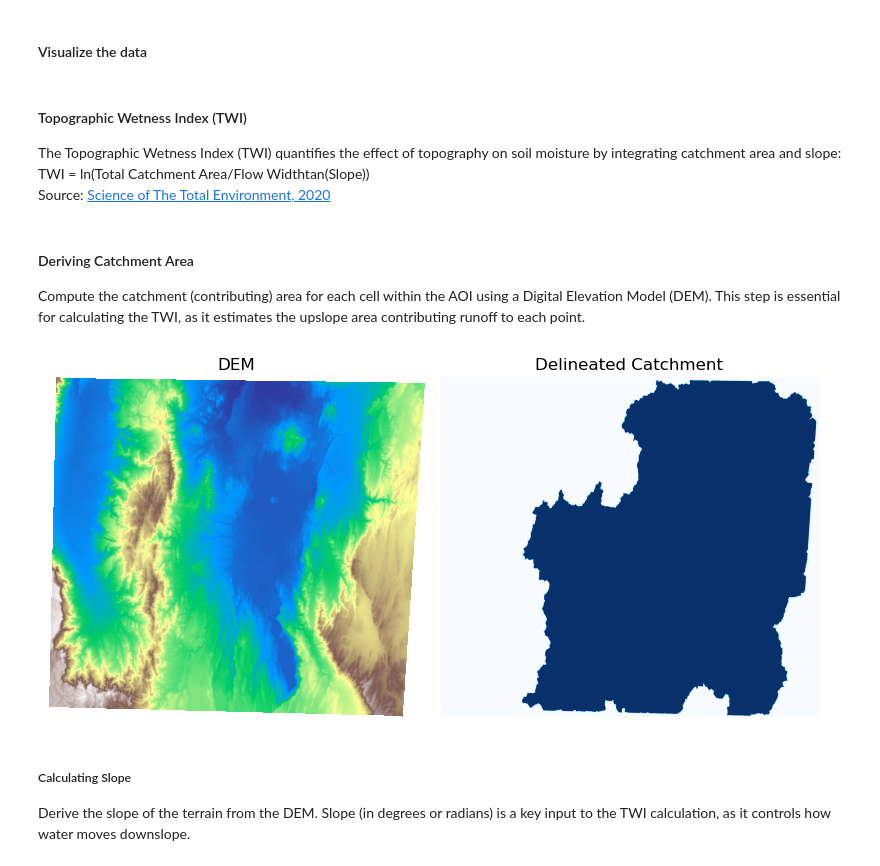
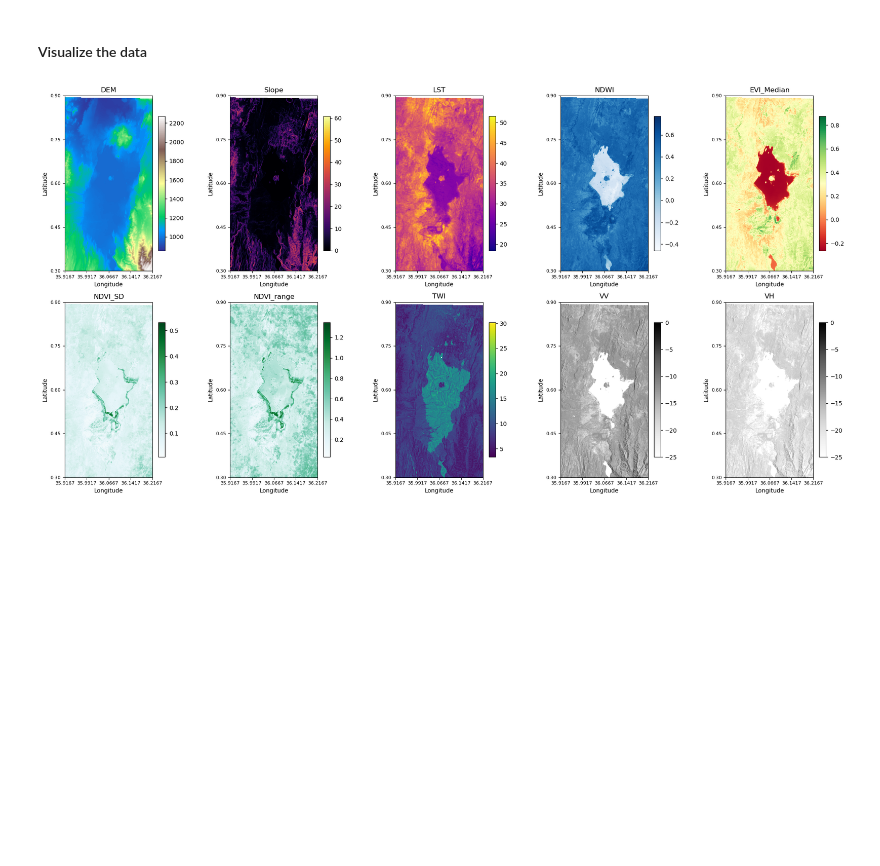
Before and after one commit to Ethel-Ogallo/wetland_delineation, a Jupyter notebook: Wetland_delienation/data_acquisition_202507.ipynb, the cells around one changed output. Saved outputs shown, nothing was run; the diff lists cells and outputs as text; code cells hidden in the pictures; blank space fills up the shorter version.

```diff
--- a/Wetland_delienation/data_acquisition_202507.ipynb
+++ b/Wetland_delienation/data_acquisition_202507.ipynb
@@ -340,15 +583,16 @@ reproject_to_match(
 year = 2020
 
 file_map = {
-    "LST": os.path.join(base_dir, "LST", f"LST_mean_{year}.tif"),
-    "NDWI": os.path.join(base_dir, "NDWI_1", f"NDWI_Max_{year}.tif"),
-    "NDVI_SD": os.path.join(base_dir, "NDVI", f"NDVI_SD_{year}.tif"),
-    "NDVI_range": os.path.join(base_dir, "NDVI", f"NDVI_Range_{year}.tif"),
-    "EVI_Median": os.path.join(base_dir, "EVI", f"EVI_Median_{year}.tif"),
-    "VV": os.path.join(base_dir, "S1_VV", f"S1_VV_Min_{year}.tif"),
-    "VH": os.path.join(base_dir, "S1_VH", f"S1_VH_Min_{year}.tif"),
-    "DEM": os.path.join(base_dir, "DEM", f"DEM.tif"),
-    "Slope": os.path.join(base_dir, "DEM", f"Slope_aligned.tif"),
+    "LST": os.path.join(base_dir, "input/LST", f"LST_mean_{year}.tif"),
+    "NDWI": os.path.join(base_dir, "input/NDWI_1", f"NDWI_Max_{year}.tif"),
+    "NDVI_SD": os.path.join(base_dir, "input/NDVI", f"NDVI_SD_{year}.tif"),
+    "NDVI_range": os.path.join(base_dir, "input/NDVI", f"NDVI_Range_{year}.tif"),
+    "EVI_Median": os.path.join(base_dir, "input/EVI", f"EVI_Median_{year}.tif"),
+    "VV": os.path.join(base_dir, "input/S1_VV", f"S1_VV_Min_{year}.tif"),
+    "VH": os.path.join(base_dir, "input/S1_VH", f"S1_VH_Min_{year}.tif"),
+    "DEM": os.path.join(base_dir, "input/DEM", f"DEM.tif"),
+    "Slope": os.path.join(base_dir, "input/DEM", f"Slope_aligned.tif"),
+    "TWI": os.path.join(base_dir, "processed_data/catchment_wbt", f"TWI_reproj.tif")
 }
 
 print(f"Raster shapes for year {year}:")
@@ -362,6 +618,7 @@ for name, path in file_map.items():
 # DEM and slope (static)
 dem_path = os.path.join(base_dir, "input/DEM", "DEM.tif")
 slope_path = os.path.join(base_dir, "input/DEM", "Slope_aligned.tif")
+twi_path =  os.path.join(base_dir, "processed_data/catchment_wbt", f"TWI_reproj.tif")
 
 # Prepare output dictionary
 cropped_rasters_by_year = {}
@@ -385,14 +642,14 @@ for year in range(2015, 2026):
             print(f"Missing: {path}")
             continue
         with rasterio.open(path) as src:
-            window = from_bounds(*extent, transform=src.transform)
+            window = window_from_bounds(*extent, transform=src.transform)
             arr = src.read(1, window=window)
             year_data[name] = arr
 
     # Static rasters
-    for path, name in zip([dem_path, slope_path], ["DEM", "Slope"]):
+    for path, name in zip([dem_path, slope_path, twi_path], ["DEM", "Slope", "TWI"]):
         with rasterio.open(path) as src:
-            window = from_bounds(*extent, transform=src.transform)
+            window = window_from_bounds(*extent, transform=src.transform)
             arr = src.read(1, window=window)
             year_data[name] = arr
 
@@ -410,7 +669,7 @@ Resampling VV and VH data to match the shape of the rest of the raster data
 def resample_to_ref(src_arr, src_path, dst_shape, dst_transform, dst_crs):
     with rasterio.open(src_path) as src:
         src_transform = src.window_transform(
-            from_bounds(*extent, transform=src.transform)
+            window_from_bounds(*extent, transform=src.transform)
         )
         src_crs = src.crs
         dst_arr = np.empty(dst_shape, dtype=src_arr.dtype)
@@ -429,7 +688,7 @@ def resample_to_ref(src_arr, src_path, dst_shape, dst_transform, dst_crs):
 
 # Reference raster info (DEM)
 with rasterio.open(dem_path) as dem_src:
-    window = from_bounds(*extent, transform=dem_src.transform)
+    window = window_from_bounds(*extent, transform=dem_src.transform)
     dem_transform = dem_src.window_transform(window)
     dem_crs = dem_src.crs
 
@@ -479,7 +752,7 @@ for year, rasters in cropped_rasters_by_year.items():
 #### Visualize the data
 # %%
 
-layers_to_plot = ["DEM", "Slope", "LST", "NDWI", "EVI_Median", "NDVI_SD","NDVI_range", "VV", "VH"]
+layers_to_plot = ["DEM", "Slope", "LST", "NDWI", "EVI_Median", "NDVI_SD","NDVI_range", "TWI","VV", "VH"]
 
 
 # Load each raster into a dict
@@ -495,7 +768,7 @@ for name in layers_to_plot:
 colormaps = {
     "DEM": "terrain", "Slope": "inferno", "LST": "plasma", "NDWI": "Blues",
     "NDVI_SD": "BuGn", "NDVI_range": "BuGn", "VV": "Greys", "VH": "Greys",
-    "EVI_Median": "RdYlGn"
+    "EVI_Median": "RdYlGn", "TWI": "viridis"
 }
 
 nrows = 2
@@ -510,39 +783,32 @@ for ax, name in zip(axes, layers_to_plot):
         if name in ["VV", "VH"]:
             vmin, vmax = -25, 0  # typical SAR dB range, adjust if needed
             img = ax.imshow(layer_data[name], cmap=colormaps.get(name, "viridis"),
                             extent=[xmin, xmax, ymin, ymax], origin='upper',
                             vmin=vmin, vmax=vmax)
         else:
             img = ax.imshow(layer_data[name], cmap=colormaps.get(name, "viridis"),
                             extent=[xmin, xmax, ymin, ymax], origin='upper')
 
         ax.set_title(name)
         ax.set_xlabel("Longitude")
         ax.set_ylabel("Latitude")
 
         xticks = np.linspace(xmin, xmax, 5)
         yticks = np.linspace(ymin, ymax, 5)
         ax.set_xticks(xticks)
         ax.set_yticks(yticks)
         ax.tick_params(axis='both', which='major', labelsize=8)
 
         fig.colorbar(img, ax=ax, fraction=0.046, pad=0.04)
     else:
         ax.axis('off')
         print(f"{name} missing for 2020")
 
 
 for ax in axes[len(layers_to_plot):]:
     ax.axis('off')
 
 plt.tight_layout()
 plt.show()
+# %% [output]
+[figure, added]
-# %% [markdown]
-#### Topographic Wetness Index (TWI)
-The Topographic Wetness Index (TWI) quantifies the effect of topography on soil moisture by integrating catchment area and slope:
-TWI = ln(Total Catchment Area/Flow Widthtan(Slope))
-Source: [Science of The Total Environment, 2020](https://doi.org/10.1016/j.scitotenv.2020.143785)
-# %% [markdown]
-#### Deriving Catchment Area
-Compute the catchment (contributing) area for each cell within the AOI using a Digital Elevation Model (DEM).
-This step is essential for calculating the TWI, as it estimates the upslope area contributing runoff to each point.
@@ -596,28 +814,0 @@ print(f"Catchment delineated and saved: {catchment}")
-# %%
-# Visualization
-with rasterio.open(input_dem) as src:
-    dem_arr = src.read(1)
-
-with rasterio.open(catchment) as src:
-    catchment_arr = src.read(1)
-
-plt.figure(figsize=(8, 6))
-
-plt.subplot(1, 2, 1)
-plt.imshow(dem_arr, cmap='terrain')
-plt.title("DEM")
-plt.axis('off')
-
-plt.subplot(1, 2, 2)
-plt.imshow(catchment_arr, cmap='Blues')
-plt.title("Delineated Catchment")
-plt.axis('off')
-
-plt.tight_layout()
-plt.show()
-# %% [output]
-[figure, removed]
-# %% [markdown]
-##### Calculating Slope
-Derive the slope of the terrain from the DEM.
-Slope (in degrees or radians) is a key input to the TWI calculation, as it controls how water moves downslope.
```
Also changed, not shown: parts of 18 cells of this notebook, 1 other file.
